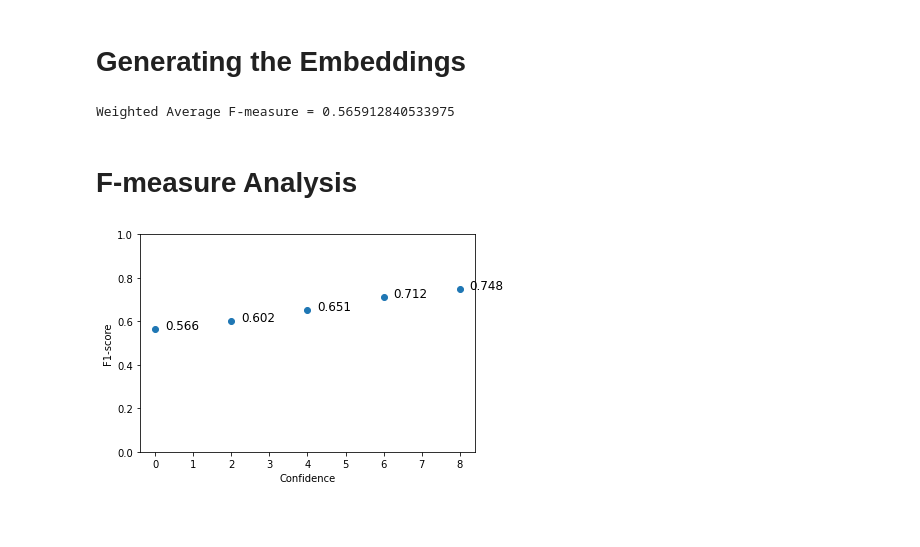
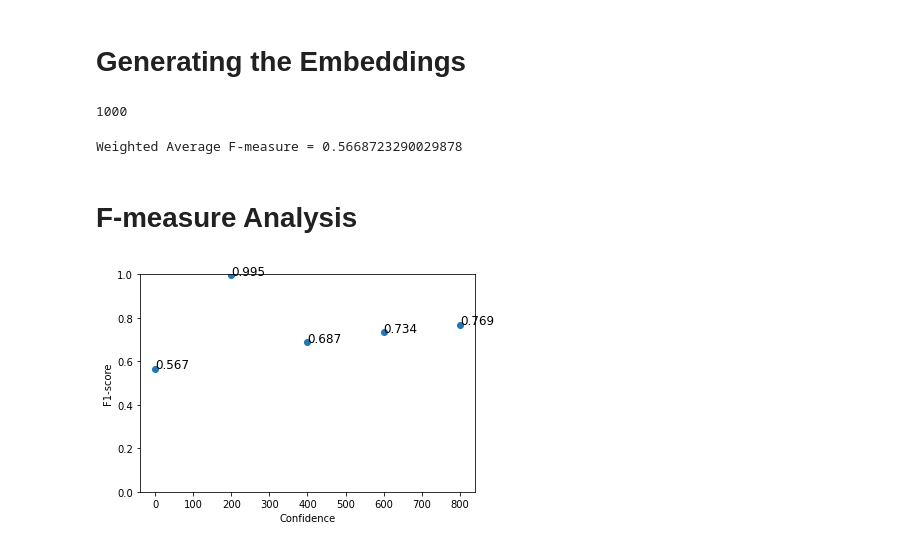
Before and after one commit to andre279m/UncertaintyInML, a Jupyter notebook: Test.ipynb, the cells around one changed output. Cells and saved outputs as stored; diff of their text form; code cells hidden in the pictures; blank space fills up the shorter version.

```diff
--- a/Test.ipynb
+++ b/Test.ipynb
@@ -121,11 +121,40 @@ plt.subplots_adjust(left=0.01, right=1.3, hspace=0.5)
 # %% [markdown]
 # Creating thresholds
 # %%
-data8 = data_full.where(data_full['combined_score']>800).copy().dropna().sample(n=1000)
-data6 = data_full.where(data_full['combined_score']>600).copy().dropna().sample(n=1000)
-data4 = data_full.where(data_full['combined_score']>400).copy().dropna().sample(n=1000)
-data2 = data_full.where(data_full['combined_score']>200).copy().dropna().sample(n=1000)
-dataSample = data_full.sample(n=1000)
+data8 = data_full.where(data_full['combined_score']>800).copy().dropna().reset_index(drop=True)
+select = []
+for N in range(1000):
+    ind = int(N*len(data8)/1000)
+    select.append(ind)
+data8 = data8.loc[select]
+
+data6 = data_full.where(data_full['combined_score']>600).copy().dropna().reset_index(drop=True)
+select = []
+for N in range(1000):
+    ind = int(N*len(data6)/1000)
+    select.append(ind)
+data6 = data6.loc[select]
+
+data4 = data_full.where(data_full['combined_score']>400).copy().dropna().reset_index(drop=True)
+select = []
+for N in range(1000):
+    ind = int(N*len(data4)/1000)
+    select.append(ind)
+data4 = data4.loc[select]
+
+data2 = data_full.where(data_full['combined_score']>200).copy().dropna().reset_index(drop=True)
+select = []
+for N in range(1000):
+    ind = int(N*len(data8)/1000)
+    select.append(ind)
+data2 = data2.loc[select]
+
+dataSample = data_full
+select = []
+for N in range(1000):
+    ind = int(N*len(dataSample)/1000)
+    select.append(ind)
+dataSample = dataSample.reset_index(drop=True).loc[select]
 # %% [markdown]
 # Pipeline
 # %% [markdown]
@@ -556,6 +600,9 @@ for d in dataSample.values:
     pairs_prots.append(('https://string-db.org/network/' + d[0],'https://string-db.org/network/' + d[1], 1))
 
 pairs_prots = set(pairs_prots)
+len(pairs_prots)
+# %% [output]
+1000
 # %%
 negative_pairs_prots = []
 for prot in prots:
@@ -617,22 +664,22 @@ print('Weighted Average F-measure = ' + str(np.mean(f1_0)))
 #print('Recall = ' + str(recall))
 #print('Accuracy = ' + str(accuracy))
 # %% [output]
-Weighted Average F-measure = 0.565912840533975
+Weighted Average F-measure = 0.5668723290029878
 # %% [markdown]
 # F-measure Analysis
 # %%
-f1_x = [0,2,4,6,8]
+f1_x = [0,200,400,600,800]
 f1_y = [np.mean(f1_0),np.mean(f1_2),np.mean(f1_4),np.mean(f1_6),np.mean(f1_8)]
 
 plt.scatter(f1_x,f1_y)
 plt.xlabel('Confidence')
 plt.ylabel('F1-score')
 plt.ylim(0,1)
 
 #use for loop to add annotations to each point in plot
 for i, txt in enumerate(f1_y):
     plt.annotate(round(txt,3), (f1_x[i]+.25, f1_y[i]), fontsize=12)
 
 plt.show()
 # %% [output]
-[figure, old version]
+[figure, new version]
```
Also changed, not shown: parts of 10 cells of this notebook.
